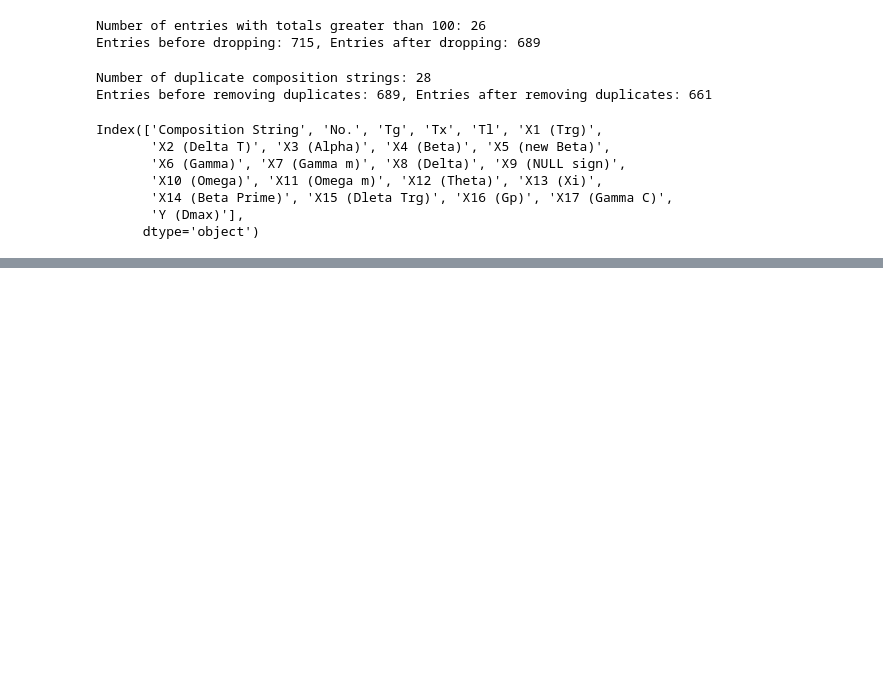
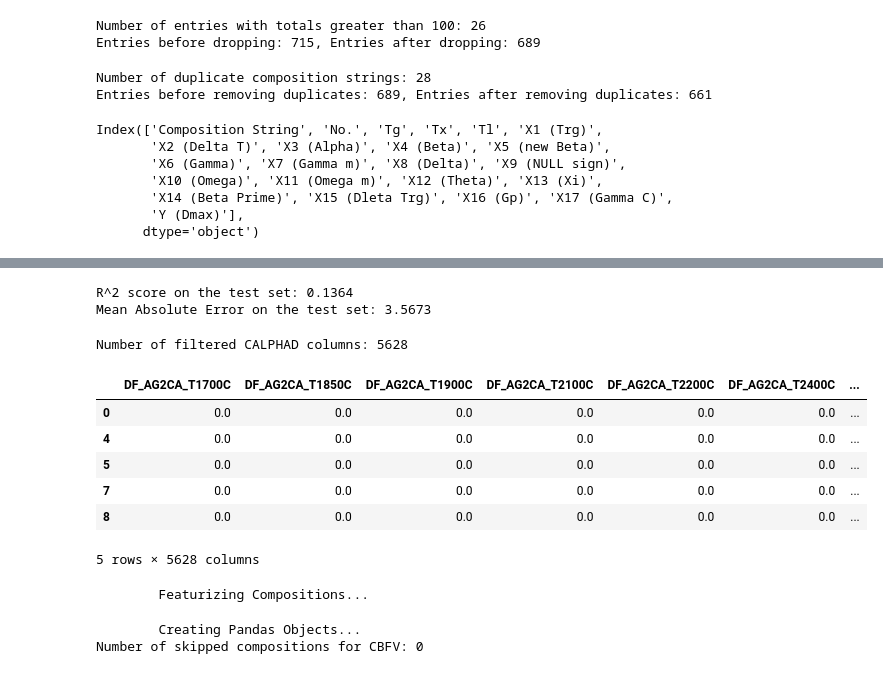
Before and after one commit to CTower87/ML_GFA_Prediction, a Jupyter notebook: Ghorbani_2022_replication.ipynb, the cells around one changed output, grey strips where cells are left out. Saved outputs shown, nothing was run; the diff lists cells and outputs as text; code cells hidden in the pictures; blank space fills up the shorter version.

```diff
--- a/Ghorbani_2022_replication.ipynb
+++ b/Ghorbani_2022_replication.ipynb
@@ -283,0 +300,61 @@ Error:
+# %%
+#train the model on the full training set and evaluate on the test set
+RFregress_Ghorbani = RandomForestRegressor(max_depth= 21,n_estimators=36, random_state=False)
+RFregress_Ghorbani.fit(X_train, y_train)
+y_pred = RFregress_Ghorbani.predict(X_test)
+
+#Calculate the R^2 score for the test set
+Ghorbani_test_r2_score = RFregress_Ghorbani.score(X_test, y_test)
+Ghorbani_test_mae_score = np.mean(np.abs(y_pred - y_test))
+print(f"R^2 score on the test set: {Ghorbani_test_r2_score:.4f}")
+print(f"Mean Absolute Error on the test set: {Ghorbani_test_mae_score:.4f}")
+# %% [output]
+R^2 score on the test set: 0.1364
+Mean Absolute Error on the test set: 3.5673
+# %%
+#apply the same model evaluation to calphad and CBFV data
+
+#load the raw calphad data
+raw_CAPHAD = pd.read_csv(r"Data\F(Composition)_Data\calphad_alloys_flattened_all_temps.csv")
+# %%
+
+#pull the composition strings from the processed ghorbani data and use them to filter the calphad data to only include entries that are in the ghorbani dataset
+comp_strings = raw_data["Composition String"].tolist()
+raw_CAPHAD = raw_CAPHAD[raw_CAPHAD["alloy_string"].isin(comp_strings)]
+
+#filter the CALPHAD data to include only driving forces at the temepratures of interests
+# Define the temperature ranges of interest
+temperature_range = [2200, 1700, 2450, 2100, 2400, 1900, 1850]
+temperature_range_str = [str(temp) for temp in temperature_range]
+
+# Filter the columns to include only those with the specified temperature ranges and Df
+filtered_CALPHAD_cols = [col for col in raw_CAPHAD.columns if any(temp in col for temp in temperature_range_str) and 'DF' in col]
+
+print(f"Number of filtered CALPHAD columns: {len(filtered_CALPHAD_cols)}")
+
+filtered_CALPHAD = raw_CAPHAD[filtered_CALPHAD_cols]
+filtered_CALPHAD.head()
+# %% [output]
+Number of filtered CALPHAD columns: 5628
+|  | DF_AG2CA_T1700C | DF_AG2CA_T1850C | DF_AG2CA_T1900C | DF_AG2CA_T2100C | DF_AG2CA_T2200C | DF_AG2CA_T2400C | ... |
+| 0 | 0.0 | 0.0 | 0.0 | 0.0 | 0.0 | 0.0 | ... |
+| 4 | 0.0 | 0.0 | 0.0 | 0.0 | 0.0 | 0.0 | ... |
+| 5 | 0.0 | 0.0 | 0.0 | 0.0 | 0.0 | 0.0 | ... |
+| 7 | 0.0 | 0.0 | 0.0 | 0.0 | 0.0 | 0.0 | ... |
+| 8 | 0.0 | 0.0 | 0.0 | 0.0 | 0.0 | 0.0 | ... |
+5 rows × 5628 columns
+# %%
+#Use the previously pulled compositions strings to produce a dataframe of composition strings for the CBFV data
+comp_strings_df =  pd.DataFrame({'formula': comp_strings})
+#add target colum for CBFV api
+comp_strings_df['target'] = 0
+
+#use the CBFV api to produce features for the composition strings
+train_opt_CBFV_df, _, train_opt_formulae, skipped_train = composition.generate_features(comp_strings_df, elem_prop='magpie')
+
+#print the number of skipped compositions for the CBFV data
+print(f"Number of skipped compositions for CBFV: {len(skipped_train)}")
+# %% [output]
+        Featurizing Compositions...
+        Creating Pandas Objects...
+Number of skipped compositions for CBFV: 0
```
Also changed, not shown: parts of 6 cells of this notebook, 1 other file.
